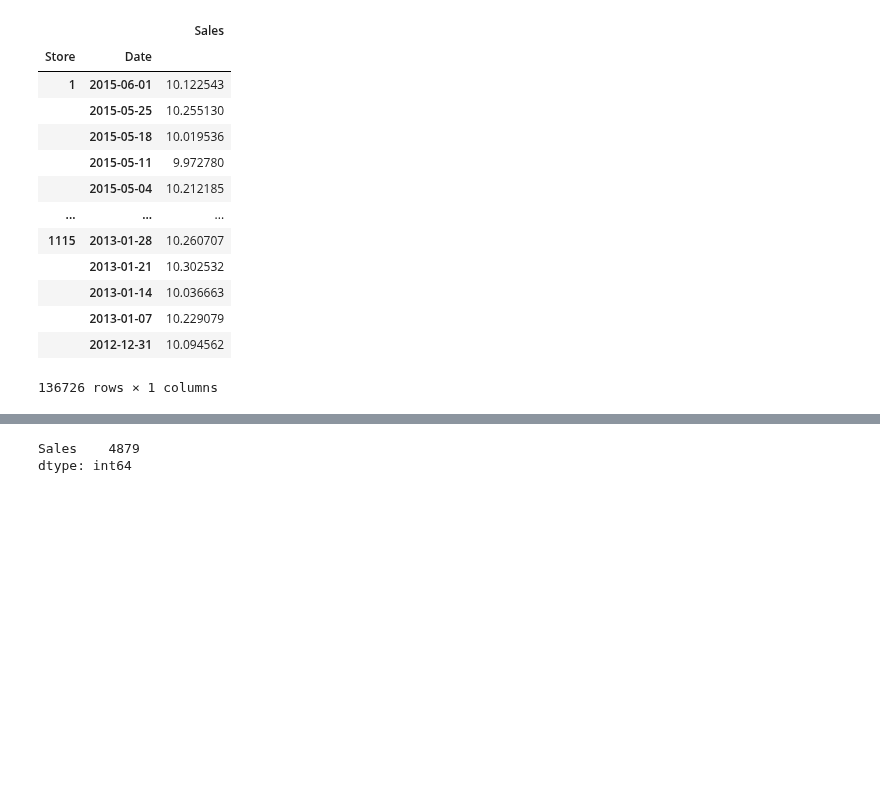
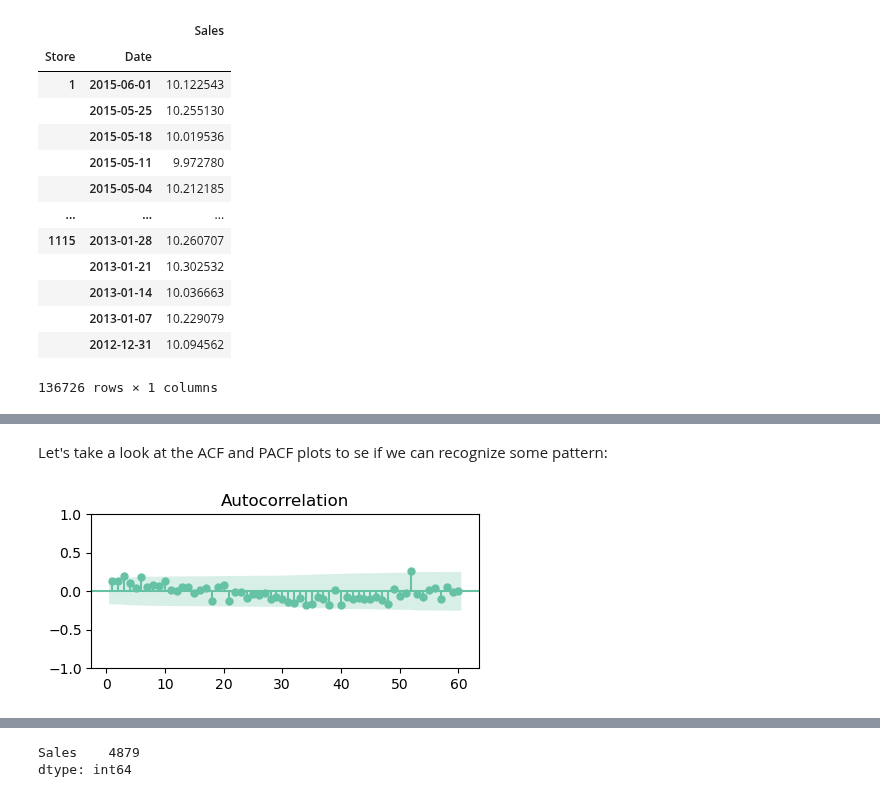
Before and after one commit to xaviermondragon/rossmann, a Jupyter notebook: notebooks/5_weekly_modelling_time_series.ipynb, the cells around one changed output, grey strips where cells are left out. Saved outputs shown, nothing was run; the diff lists cells and outputs as text; code cells hidden in the pictures; blank space fills up the shorter version.

```diff
--- a/notebooks/5_weekly_modelling_time_series.ipynb
+++ b/notebooks/5_weekly_modelling_time_series.ipynb
@@ -55,0 +134,8 @@ display(y_train)
+# %% [markdown]
+Let's take a look at the ACF and PACF plots to se if we can recognize some pattern:
+# %%
+fig, ax = plt.subplots(figsize=(5,2))
+
+plot_acf(y_global['Sales'], zero=False, lags=60, ax=ax);
+# %% [output]
+[figure, added]
```
Also changed, not shown: parts of 35 cells of this notebook.
